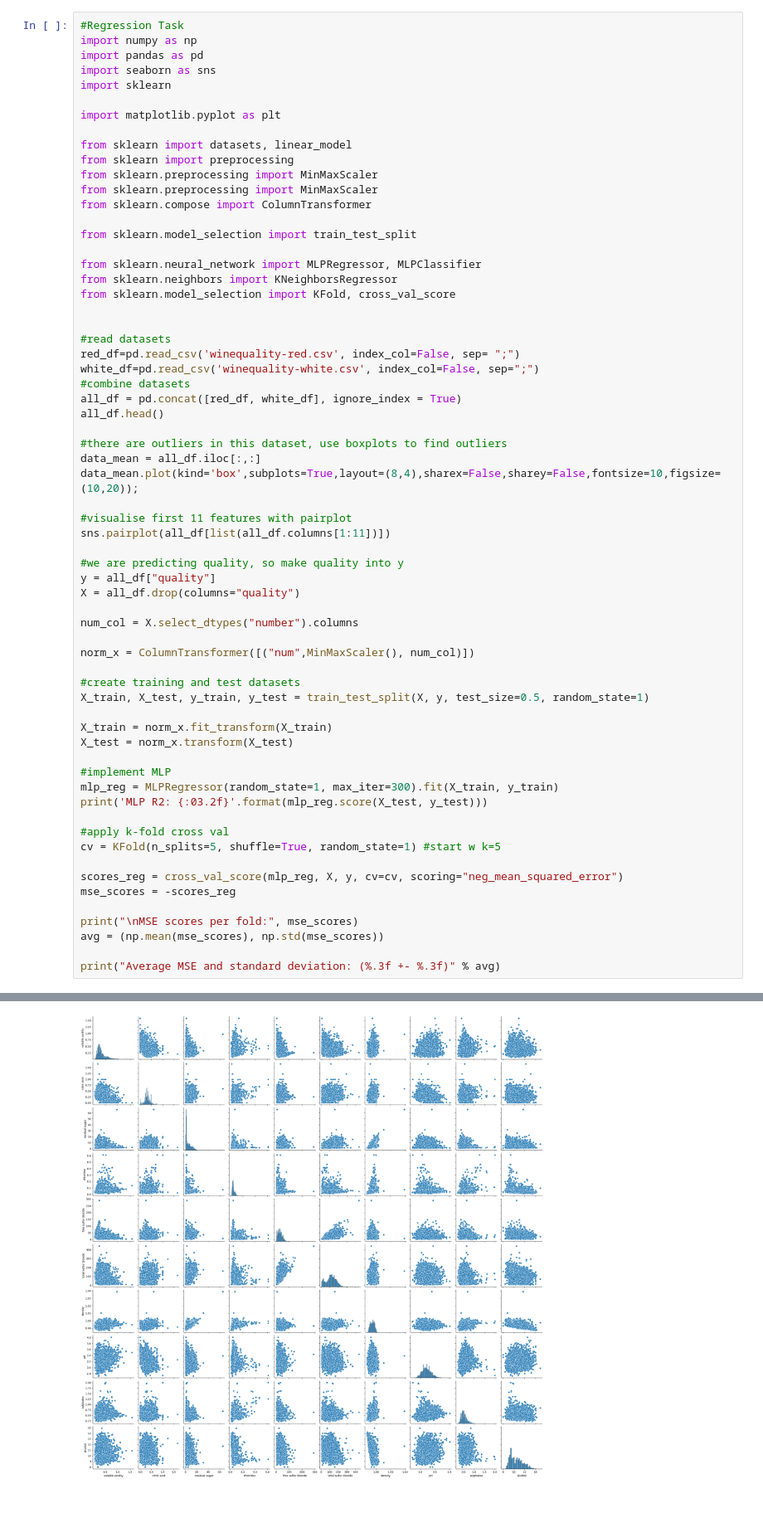
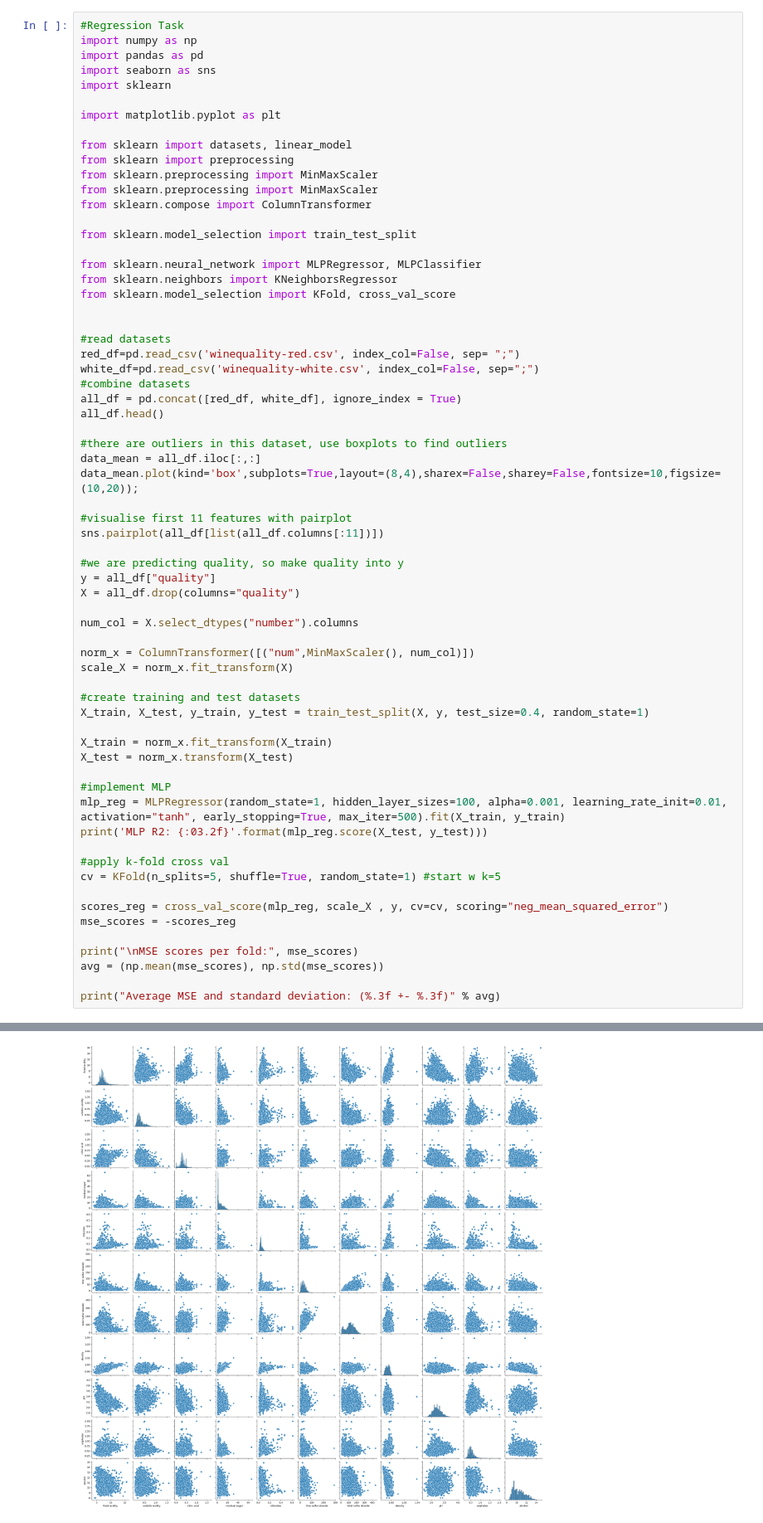
Before and after one commit to kkaaruni/COMP3009-CW, a Jupyter notebook: cw1/mlp.ipynb, the cells around one changed output, grey strips where cells are left out. Shown at 83% size. Cells and saved outputs as stored; diff of their text form.

```diff
--- a/cw1/mlp.ipynb
+++ b/cw1/mlp.ipynb
@@ -32,7 +44,7 @@ data_mean = all_df.iloc[:,:]
 data_mean.plot(kind='box',subplots=True,layout=(8,4),sharex=False,sharey=False,fontsize=10,figsize=(10,20));
 
 #visualise first 11 features with pairplot
-sns.pairplot(all_df[list(all_df.columns[1:11])])
+sns.pairplot(all_df[list(all_df.columns[:11])])
 
 #we are predicting quality, so make quality into y
 y = all_df["quality"]
@@ -41,21 +53,22 @@ X = all_df.drop(columns="quality")
 num_col = X.select_dtypes("number").columns
 
 norm_x = ColumnTransformer([("num",MinMaxScaler(), num_col)])
+scale_X = norm_x.fit_transform(X)
 
 #create training and test datasets
-X_train, X_test, y_train, y_test = train_test_split(X, y, test_size=0.5, random_state=1)
+X_train, X_test, y_train, y_test = train_test_split(X, y, test_size=0.4, random_state=1)
 
 X_train = norm_x.fit_transform(X_train)
 X_test = norm_x.transform(X_test)
 
 #implement MLP
-mlp_reg = MLPRegressor(random_state=1, max_iter=300).fit(X_train, y_train)
+mlp_reg = MLPRegressor(random_state=1, hidden_layer_sizes=100, alpha=0.001, learning_rate_init=0.01, activation="tanh", early_stopping=True, max_iter=500).fit(X_train, y_train)
 print('MLP R2: {:03.2f}'.format(mlp_reg.score(X_test, y_test)))
 
 #apply k-fold cross val
 cv = KFold(n_splits=5, shuffle=True, random_state=1) #start w k=5
 
-scores_reg = cross_val_score(mlp_reg, X, y, cv=cv, scoring="neg_mean_squared_error")
+scores_reg = cross_val_score(mlp_reg, scale_X , y, cv=cv, scoring="neg_mean_squared_error")
 mse_scores = -scores_reg
 
 print("\nMSE scores per fold:", mse_scores)
@@ -69,6 +82,6 @@ MSE scores per fold: [0.51036886 0.53534911 0.59303734 0.52194932 0.55757806]
 Average MSE and standard deviation: (0.544 +- 0.029)
 [figure]
-[figure, old version]
+[figure, new version]
 # %%
 #Classification Task
 import numpy as np
```
Also changed, not shown: parts of 3 cells of this notebook.
